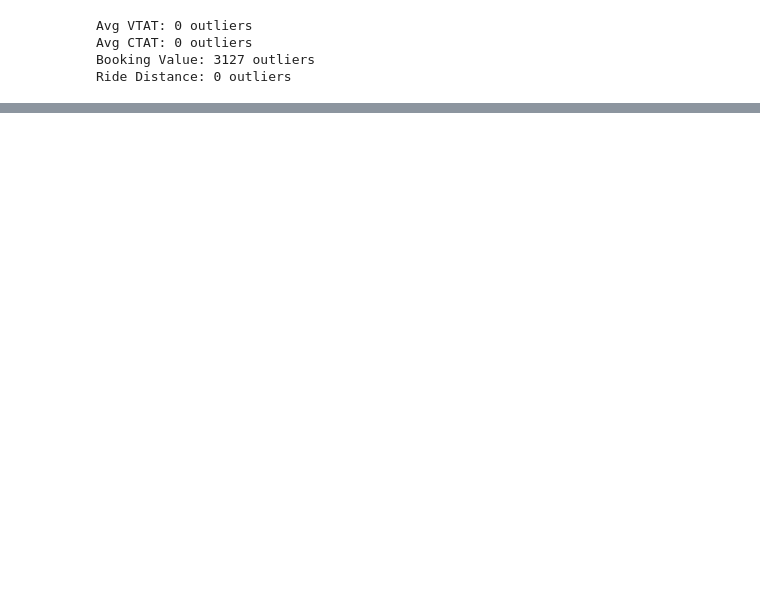
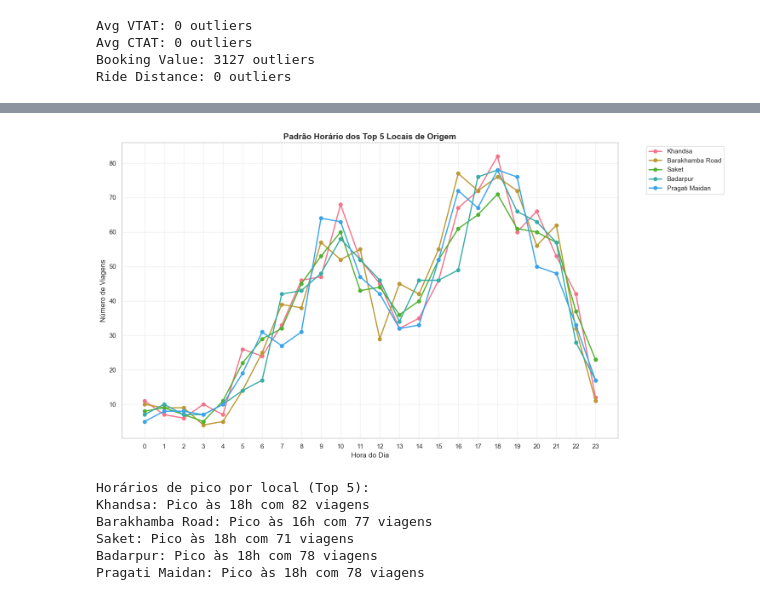
Before and after one commit to DaniloCTM/uber-analytics, a Jupyter notebook: Data Layer/raw/Analytics.ipynb, the cells around one changed output, grey strips where cells are left out. Saved outputs shown, nothing was run; the diff lists cells and outputs as text; code cells hidden in the pictures; blank space fills up the shorter version.

Commit message:
feat: adicionando novas análises, ajustando a paleta de cores e corrigindo algumas informações

```diff
--- a/Data Layer/raw/Analytics.ipynb
+++ b/Data Layer/raw/Analytics.ipynb
@@ -186,0 +243,17 @@ Ride Distance: 0 outliers
+# %%
+# Análise de rotas mais populares
+df['Route'] = df['Pickup Location'] + ' → ' + df['Drop Location']
+top_routes = df['Route'].value_counts().head(20)
+
+print(f"\nTotal de rotas únicas: {df['Route'].nunique()}")
+print(f"Rotas com apenas 1 viagem: {(df['Route'].value_counts() == 1).sum()}")
+print(f"Concentração: As top 10 rotas representam {(top_routes.head(10).sum() / len(df) * 100):.2f}% das viagens")
+
+# Gráfico das rotas mais populares
+fig = px.bar(x=top_routes.values, y=top_routes.index, orientation='h',
+             title='Top 20 Rotas Mais Populares',
+             labels={'x': 'Número de Viagens', 'y': 'Rota (Origem → Destino)'},
+             color=top_routes.values,
+             color_continuous_scale='viridis')
+fig.update_layout(height=700, yaxis={'categoryorder':'total ascending'})
+fig.show()
@@ -186,0 +270,35 @@ Ride Distance: 0 outliers
+# %%
+# Horários de pico por local de origem
+pickup_hour = df.groupby(['Pickup Location', 'Hour']).size().reset_index(name='Count')
+top_pickup_locations = df['Pickup Location'].value_counts().head(5).index
+
+plt.figure(figsize=(15, 8))
+for i, location in enumerate(top_pickup_locations):
+    location_data = pickup_hour[pickup_hour['Pickup Location'] == location]
+    plt.plot(location_data['Hour'], location_data['Count'],
+             marker='o', label=location, linewidth=2)
+
+plt.title('Padrão Horário dos Top 5 Locais de Origem', fontsize=14, fontweight='bold')
+plt.xlabel('Hora do Dia')
+plt.ylabel('Número de Viagens')
+plt.legend(bbox_to_anchor=(1.05, 1), loc='upper left')
+plt.grid(True, alpha=0.3)
+plt.xticks(range(0, 24))
+plt.tight_layout()
+plt.show()
+
+# Identificar horários de pico por local
+print("\nHorários de pico por local (Top 5):")
+for location in top_pickup_locations:
+    location_hourly = df[df['Pickup Location'] == location]['Hour'].value_counts().sort_index()
+    peak_hour = location_hourly.idxmax()
+    peak_count = location_hourly.max()
+    print(f"{location}: Pico às {peak_hour}h com {peak_count} viagens")
+# %% [output]
+[figure, added]
+Horários de pico por local (Top 5):
+Khandsa: Pico às 18h com 82 viagens
+Barakhamba Road: Pico às 16h com 77 viagens
+Saket: Pico às 18h com 71 viagens
+Badarpur: Pico às 18h com 78 viagens
+Pragati Maidan: Pico às 18h com 78 viagens
```
Also changed, not shown: parts of 16 cells of this notebook, 1 other file.
